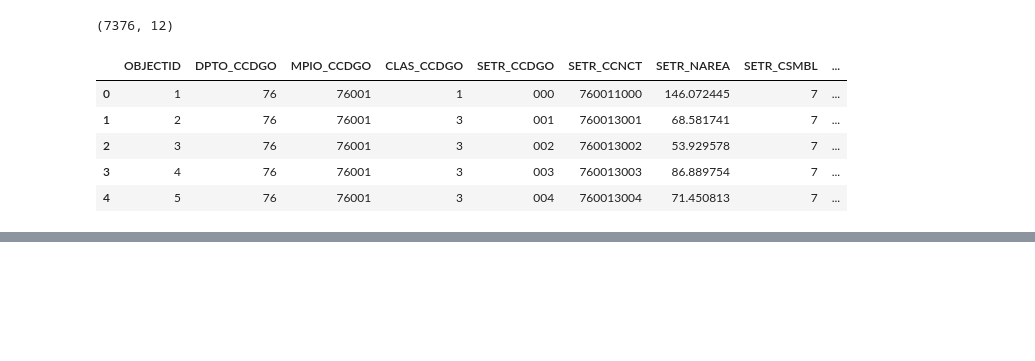
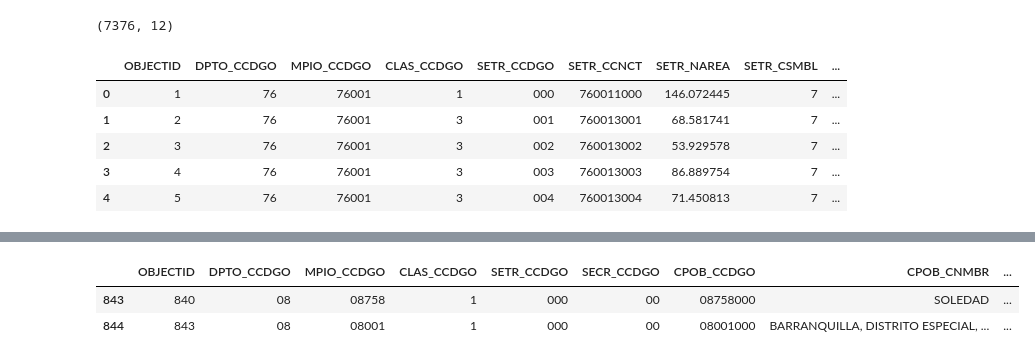
Before and after one commit to JHWu92/mob2crime, a Jupyter notebook: DATA-city-boundary-for-COLOMBIA.ipynb, the cells around one changed output, grey strips where cells are left out. Saved outputs shown, nothing was run; the diff lists cells and outputs as text; code cells hidden in the pictures; blank space fills up the shorter version.

```diff
--- a/DATA-city-boundary-for-COLOMBIA.ipynb
+++ b/DATA-city-boundary-for-COLOMBIA.ipynb
@@ -132,0 +180,6 @@ shp_urb_censal[(shp_urb_censal.MPIO_CCDGO.isin(target_municipio))&(shp_urb_censa
+# %%
+c_in_pairs
+# %% [output]
+|  | OBJECTID | DPTO_CCDGO | MPIO_CCDGO | CLAS_CCDGO | SETR_CCDGO | SECR_CCDGO | CPOB_CCDGO | CPOB_CNMBR | ... |
+| 843 | 840 | 08 | 08758 | 1 | 000 | 00 | 08758000 | SOLEDAD | ... |
+| 844 | 843 | 08 | 08001 | 1 | 000 | 00 | 08001000 | BARRANQUILLA, DISTRITO ESPECIAL, ... | ... |
```
Also changed, not shown: parts of 13 cells of this notebook, 4 other files.
